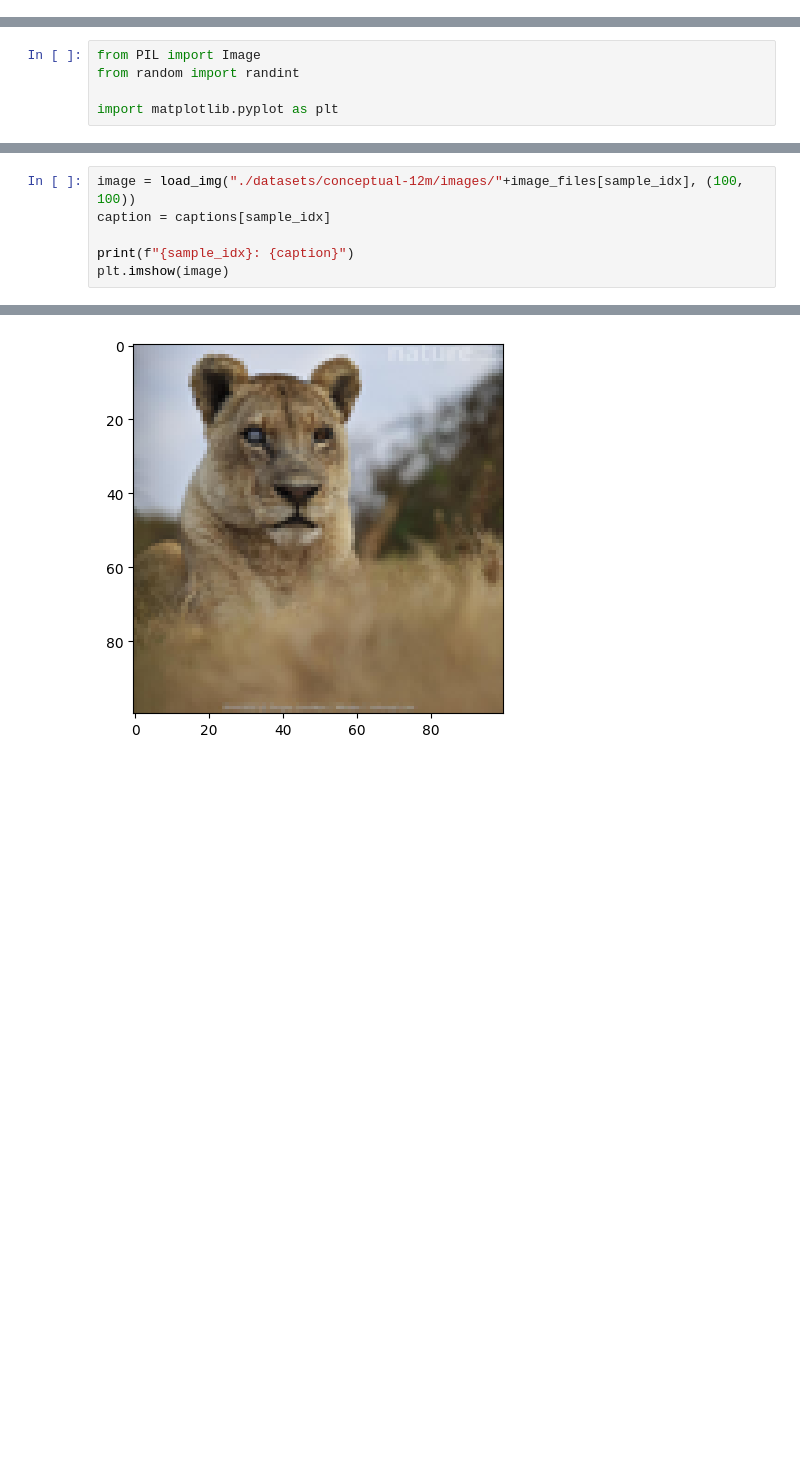
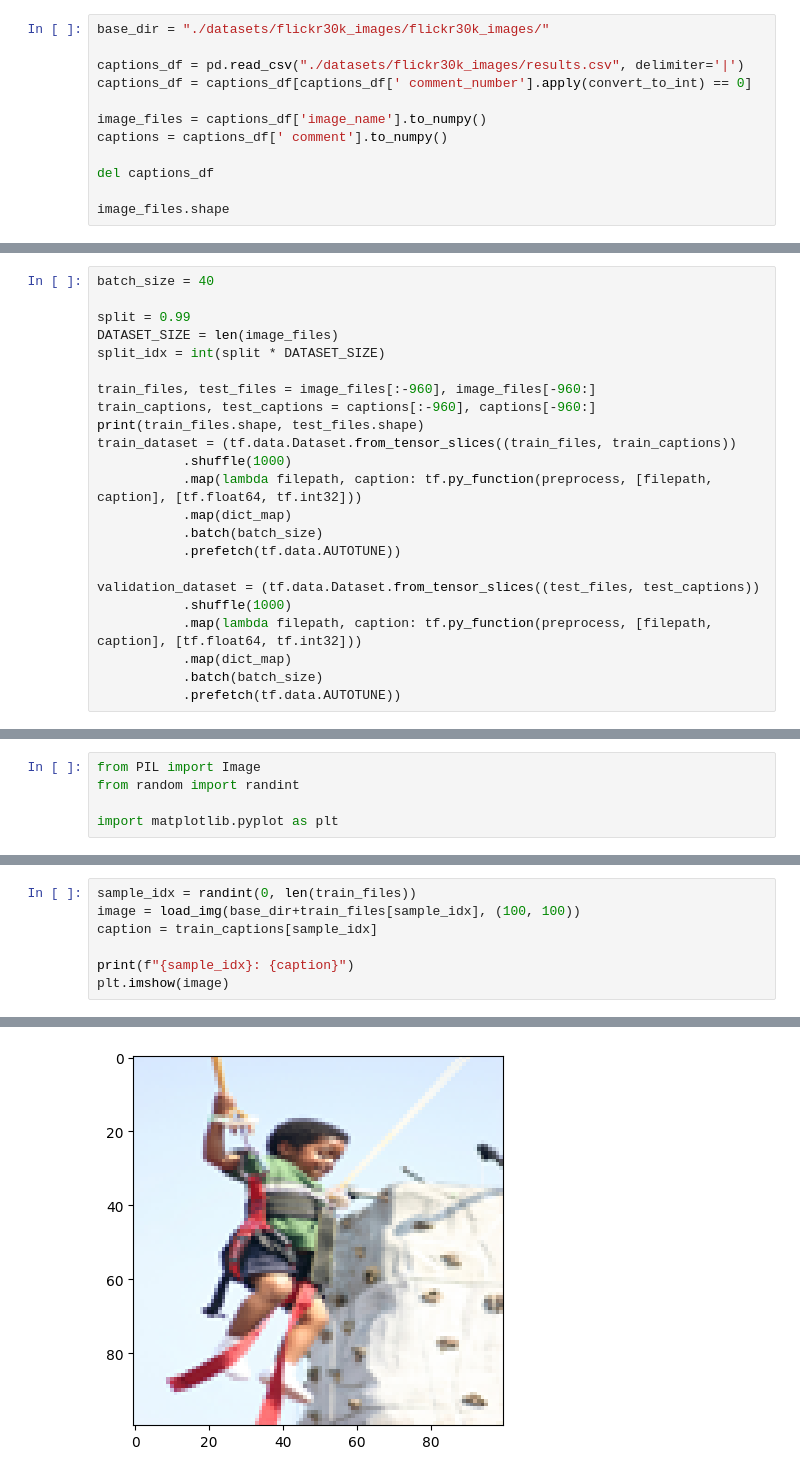
Before and after one commit to vedant-jumle/VIT_region_approx, a Jupyter notebook: VIT-base.ipynb, the cells around one changed output, grey strips where cells are left out. Cells and saved outputs as stored; diff of their text form; blank space fills up the shorter version.

```diff
--- a/VIT-base.ipynb
+++ b/VIT-base.ipynb
@@ -94,0 +138,12 @@ base_dir = "./datasets/conceptual-12m/images/"
+# %%
+base_dir = "./datasets/flickr30k_images/flickr30k_images/"
+
+captions_df = pd.read_csv("./datasets/flickr30k_images/results.csv", delimiter='|')
+captions_df = captions_df[captions_df[' comment_number'].apply(convert_to_int) == 0]
+
+image_files = captions_df['image_name'].to_numpy()
+captions = captions_df[' comment'].to_numpy()
+
+del captions_df
+
+image_files.shape
@@ -109,0 +161,23 @@ def dict_map(img, tokenized_text):
+# %%
+batch_size = 40
+
+split = 0.99
+DATASET_SIZE = len(image_files)
+split_idx = int(split * DATASET_SIZE)
+
+train_files, test_files = image_files[:-960], image_files[-960:]
+train_captions, test_captions = captions[:-960], captions[-960:]
+print(train_files.shape, test_files.shape)
+train_dataset = (tf.data.Dataset.from_tensor_slices((train_files, train_captions))
+           .shuffle(1000)
+           .map(lambda filepath, caption: tf.py_function(preprocess, [filepath, caption], [tf.float64, tf.int32]))
+           .map(dict_map)
+           .batch(batch_size)
+           .prefetch(tf.data.AUTOTUNE))
+
+validation_dataset = (tf.data.Dataset.from_tensor_slices((test_files, test_captions))
+           .shuffle(1000)
+           .map(lambda filepath, caption: tf.py_function(preprocess, [filepath, caption], [tf.float64, tf.int32]))
+           .map(dict_map)
+           .batch(batch_size)
+           .prefetch(tf.data.AUTOTUNE))
@@ -537,6 +604,7 @@ sample_idx = randint(0, len(image_files))
 # %%
-image = load_img("./datasets/conceptual-12m/images/"+image_files[sample_idx], (100, 100))
-caption = captions[sample_idx]
+sample_idx = randint(0, len(train_files))
+image = load_img(base_dir+train_files[sample_idx], (100, 100))
+caption = train_captions[sample_idx]
 
 print(f"{sample_idx}: {caption}")
 plt.imshow(image)
@@ -545,2 +613,2 @@ plt.imshow(image)
 <matplotlib.image.AxesImage at 0x...>
-[figure, old version]
+[figure, new version]
```
Also changed, not shown: parts of 48 cells of this notebook, 4 other files.
